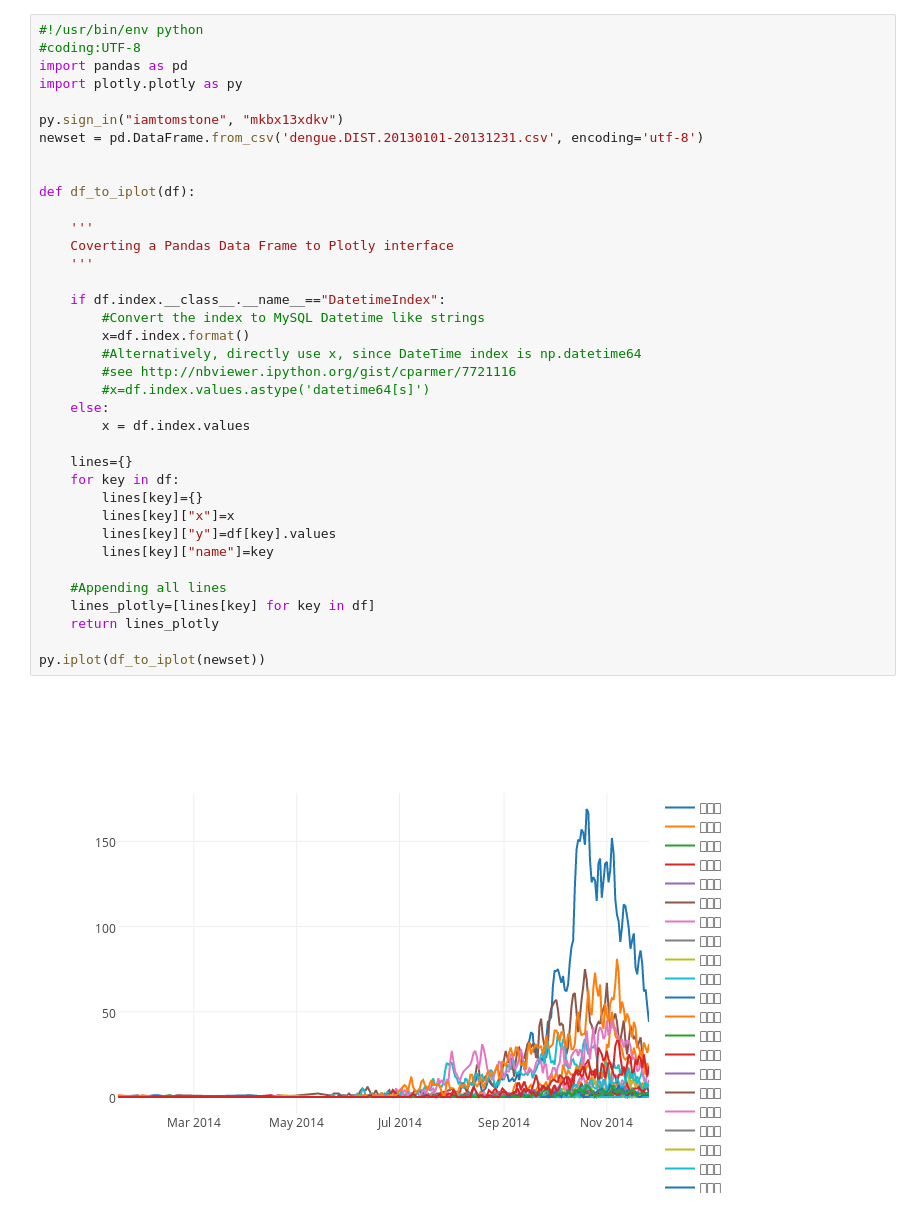
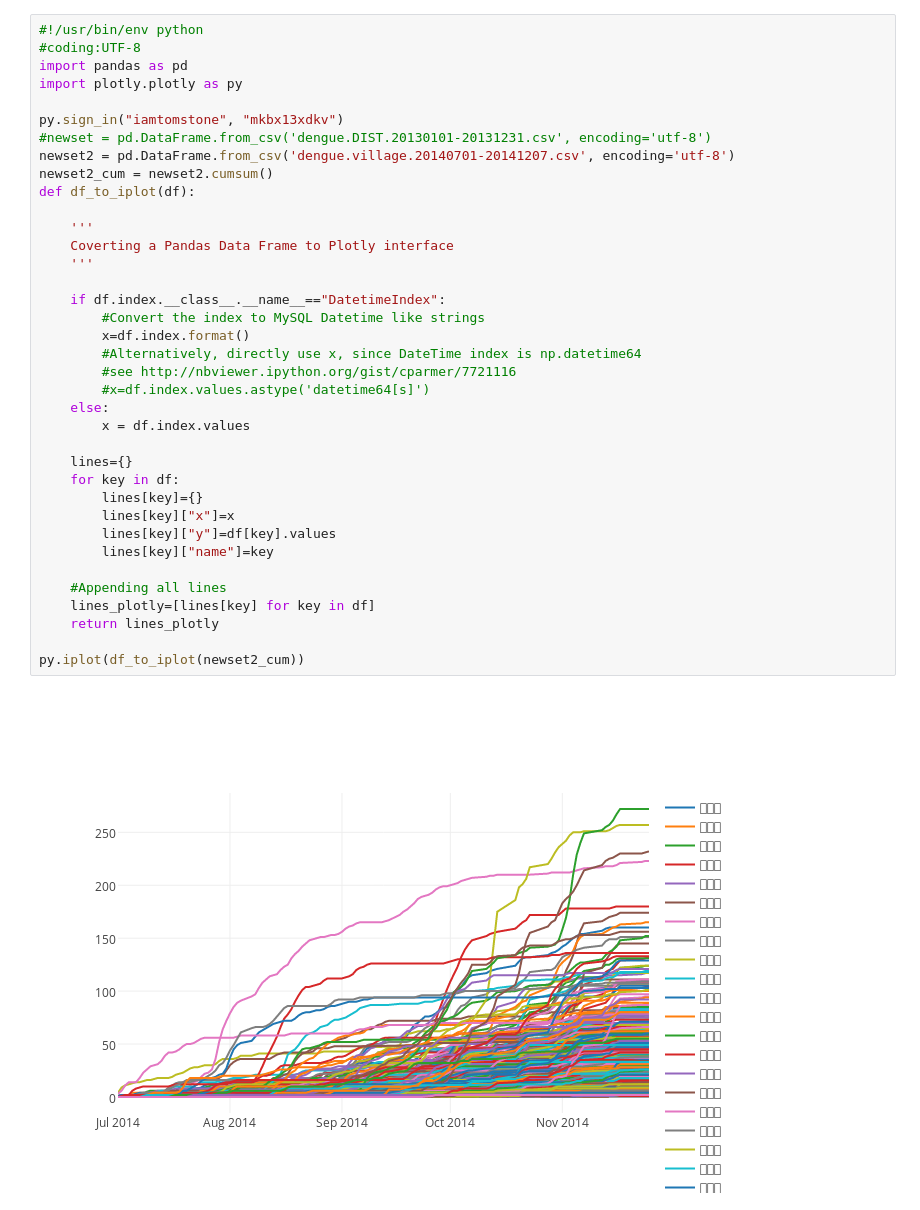
Before and after one commit to t0mst0ne/dengue.tw, a Jupyter notebook: Plotly.dengue.kcg.ipynb, the cells around one changed output. Drawn from its saved outputs; the diff is of its cells as text.

```diff
--- a/Plotly.dengue.kcg.ipynb
+++ b/Plotly.dengue.kcg.ipynb
@@ -5,35 +5,35 @@ import pandas as pd
 import plotly.plotly as py
 
 py.sign_in("iamtomstone", "mkbx13xdkv")
-newset = pd.DataFrame.from_csv('dengue.DIST.20130101-20131231.csv', encoding='utf-8')
-
-
+#newset = pd.DataFrame.from_csv('dengue.DIST.20130101-20131231.csv', encoding='utf-8')
+newset2 = pd.DataFrame.from_csv('dengue.village.20140701-20141207.csv', encoding='utf-8')
+newset2_cum = newset2.cumsum()
 def df_to_iplot(df):
 
     '''
     Coverting a Pandas Data Frame to Plotly interface
     '''
 
     if df.index.__class__.__name__=="DatetimeIndex":
         #Convert the index to MySQL Datetime like strings
         x=df.index.format()
         #Alternatively, directly use x, since DateTime index is np.datetime64
         #see http://nbviewer.ipython.org/gist/cparmer/7721116
         #x=df.index.values.astype('datetime64[s]')
     else:
         x = df.index.values
 
     lines={}
     for key in df:
         lines[key]={}
         lines[key]["x"]=x
         lines[key]["y"]=df[key].values
         lines[key]["name"]=key
 
     #Appending all lines
     lines_plotly=[lines[key] for key in df]
     return lines_plotly
 
-py.iplot(df_to_iplot(newset))
+py.iplot(df_to_iplot(newset2_cum))
 # %% [output]
-[figure, old version]
+[figure, new version]
```
Also changed, not shown: parts of 4 cells of this notebook.
